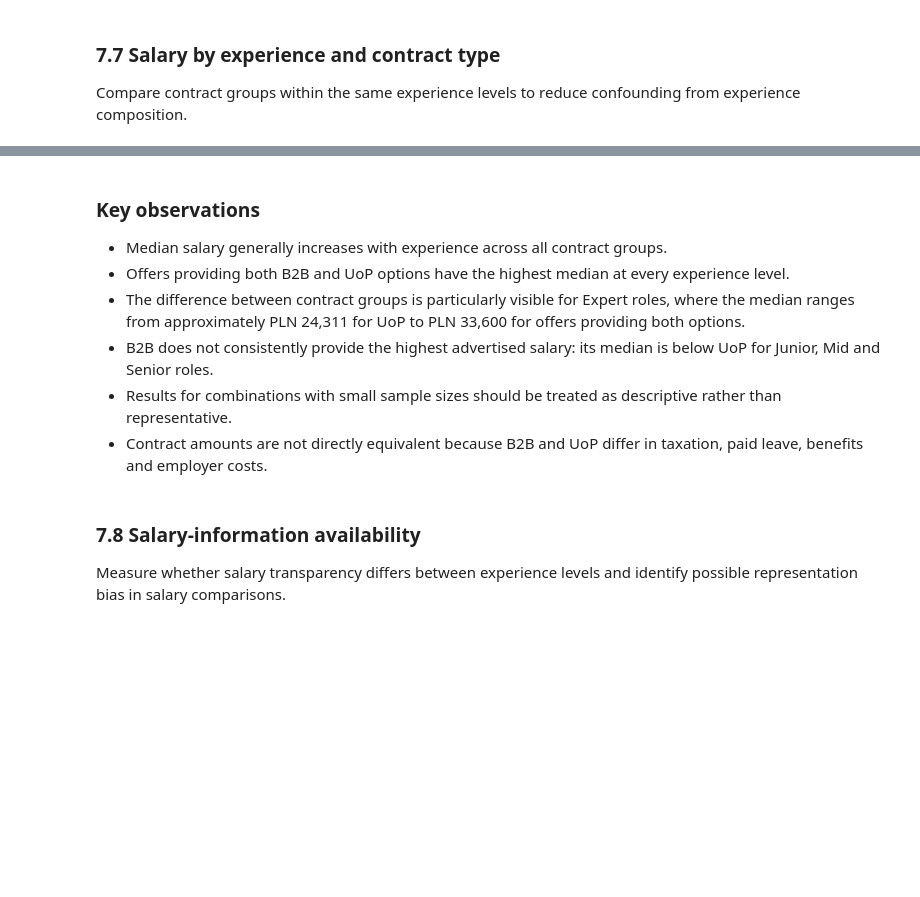
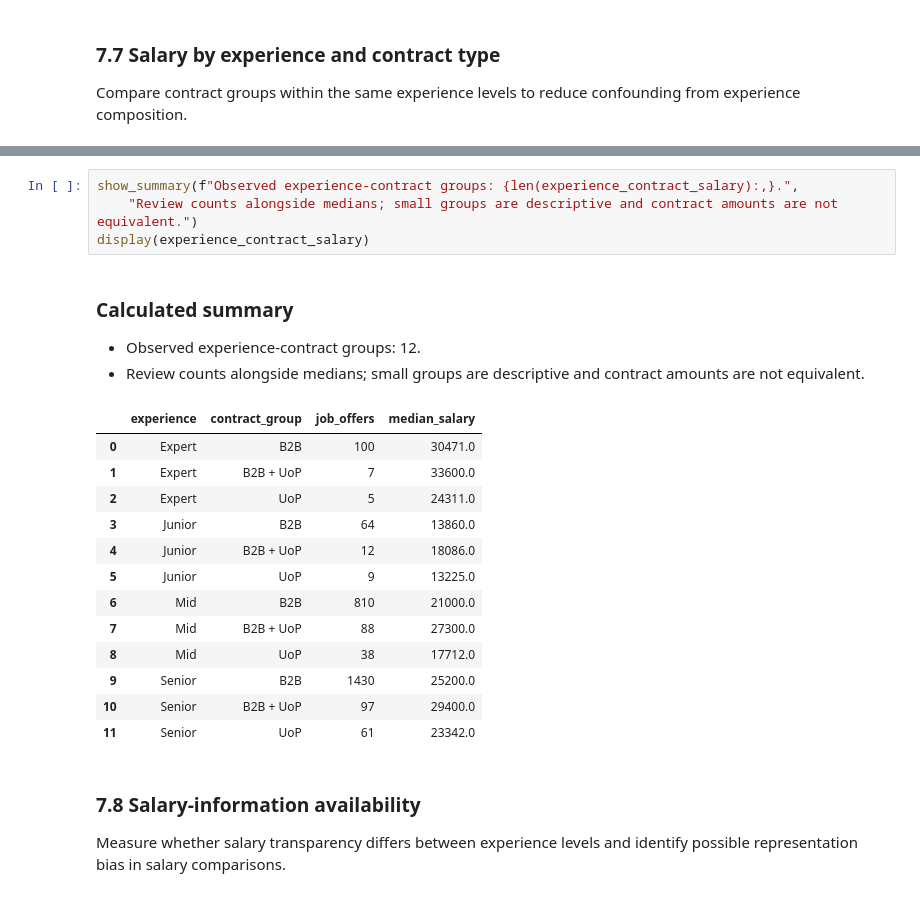
Before and after one commit to MateuszWojno/job_market_intelligence, a Jupyter notebook: notebooks/eda.ipynb, the cells around one changed output, grey strips where cells are left out. Cells and saved outputs as stored; diff of their text form; blank space fills up the shorter version.

```diff
--- a/notebooks/eda.ipynb
+++ b/notebooks/eda.ipynb
@@ -2413,19 +2508,25 @@ fig.show()
-# %% [markdown]
-### Key observations
-
-- Median salary generally increases with experience across all contract
-  groups.
-- Offers providing both B2B and UoP options have the highest median at
-  every experience level.
-- The difference between contract groups is particularly visible for
-  Expert roles, where the median ranges from approximately PLN 24,311
-  for UoP to PLN 33,600 for offers providing both options.
-- B2B does not consistently provide the highest advertised salary:
-  its median is below UoP for Junior, Mid and Senior roles.
-- Results for combinations with small sample sizes should be treated
-  as descriptive rather than representative.
-- Contract amounts are not directly equivalent because B2B and UoP
-  differ in taxation, paid leave, benefits and employer costs.
+# %%
+show_summary(f"Observed experience-contract groups: {len(experience_contract_salary):,}.",
+    "Review counts alongside medians; small groups are descriptive and contract amounts are not equivalent.")
+display(experience_contract_salary)
+# %% [output]
+### Calculated summary
+
+- Observed experience-contract groups: 12.
+- Review counts alongside medians; small groups are descriptive and contract amounts are not equivalent.
+|  | experience | contract_group | job_offers | median_salary |
+| 0 | Expert | B2B | 100 | 30471.0 |
+| 1 | Expert | B2B + UoP | 7 | 33600.0 |
+| 2 | Expert | UoP | 5 | 24311.0 |
+| 3 | Junior | B2B | 64 | 13860.0 |
+| 4 | Junior | B2B + UoP | 12 | 18086.0 |
+| 5 | Junior | UoP | 9 | 13225.0 |
+| 6 | Mid | B2B | 810 | 21000.0 |
+| 7 | Mid | B2B + UoP | 88 | 27300.0 |
+| 8 | Mid | UoP | 38 | 17712.0 |
+| 9 | Senior | B2B | 1430 | 25200.0 |
+| 10 | Senior | B2B + UoP | 97 | 29400.0 |
+| 11 | Senior | UoP | 61 | 23342.0 |
 # %% [markdown]
 ### 7.8 Salary-information availability
 
```
Also changed, not shown: parts of 125 cells of this notebook, 2 other files.
